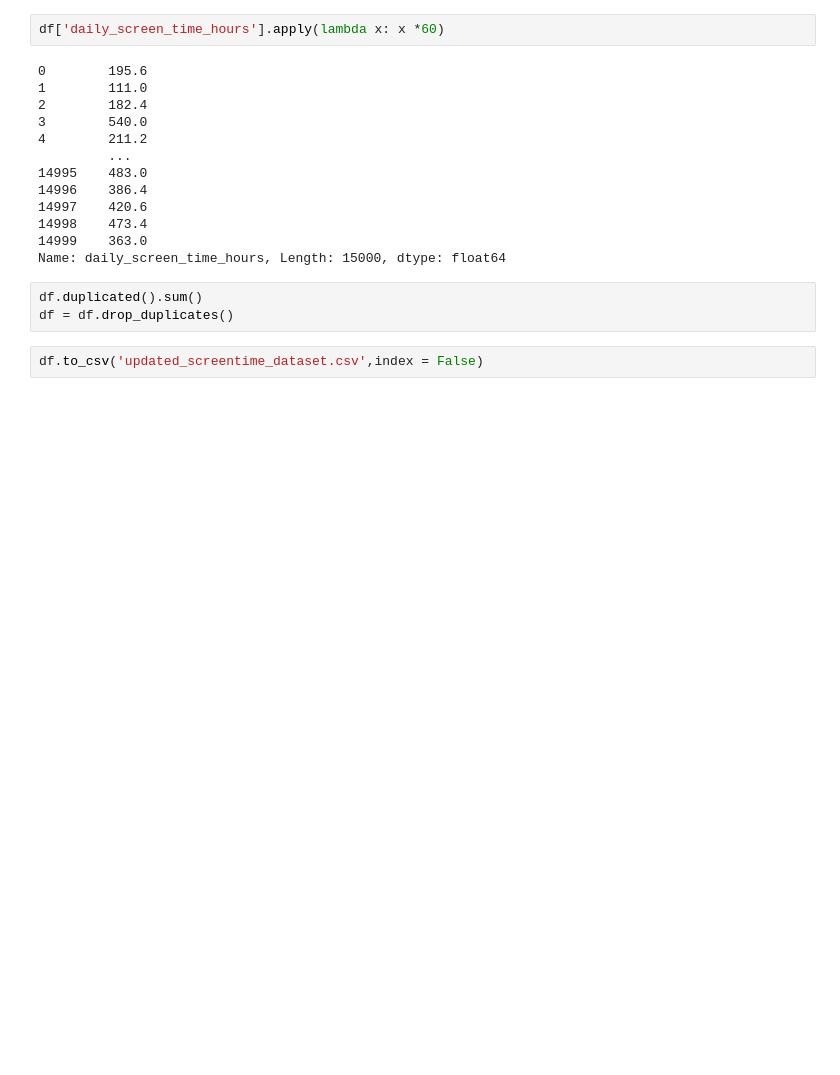
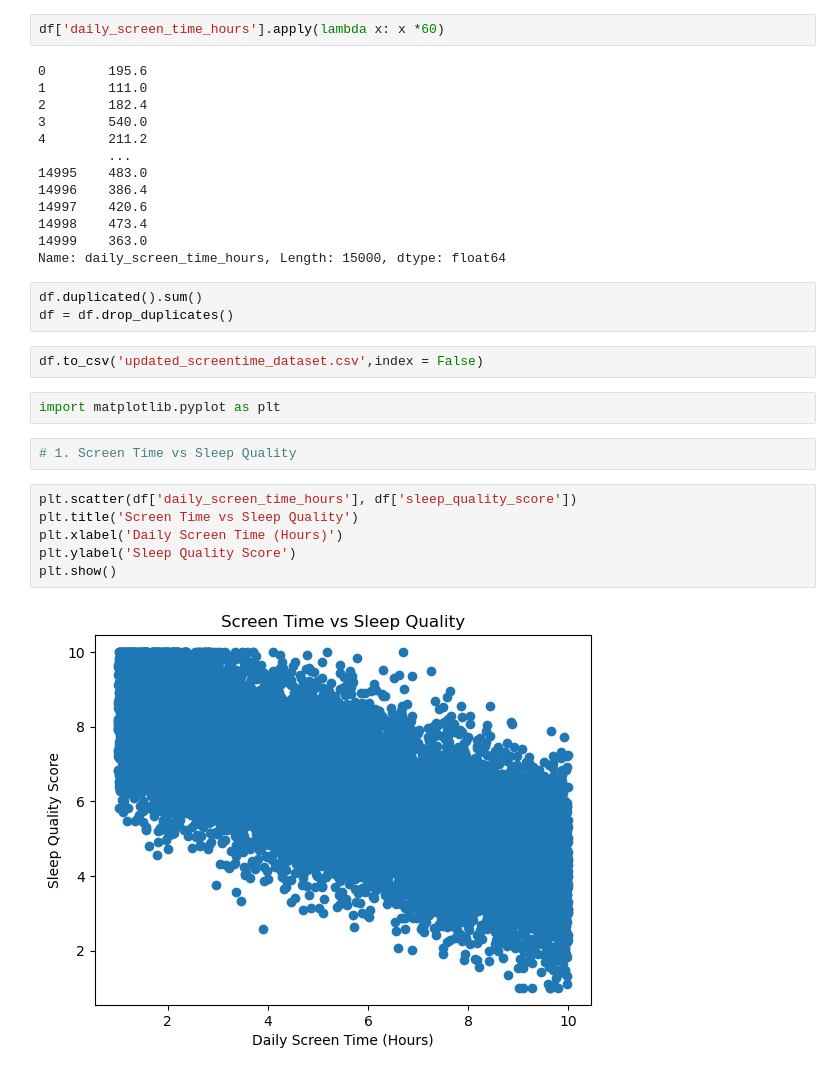
Before and after one commit to Edgezone-commits/data-analysis-projects, a Jupyter notebook: screenanalysis.ipynb, the cells around one changed output. Cells and saved outputs as stored; diff of their text form; blank space fills up the shorter version.

```diff
--- a/screenanalysis.ipynb
+++ b/screenanalysis.ipynb
@@ -396,3 +401,15 @@ df.duplicated().sum()
 df = df.drop_duplicates()
 # %%
 df.to_csv('updated_screentime_dataset.csv',index = False)
+# %%
+import matplotlib.pyplot as plt
+# %%
+# 1. Screen Time vs Sleep Quality
+# %%
+plt.scatter(df['daily_screen_time_hours'], df['sleep_quality_score'])
+plt.title('Screen Time vs Sleep Quality')
+plt.xlabel('Daily Screen Time (Hours)')
+plt.ylabel('Sleep Quality Score')
+plt.show()
+# %% [output]
+[figure, added]
```
Also changed, not shown: parts of 12 cells of this notebook, 2 other files.
